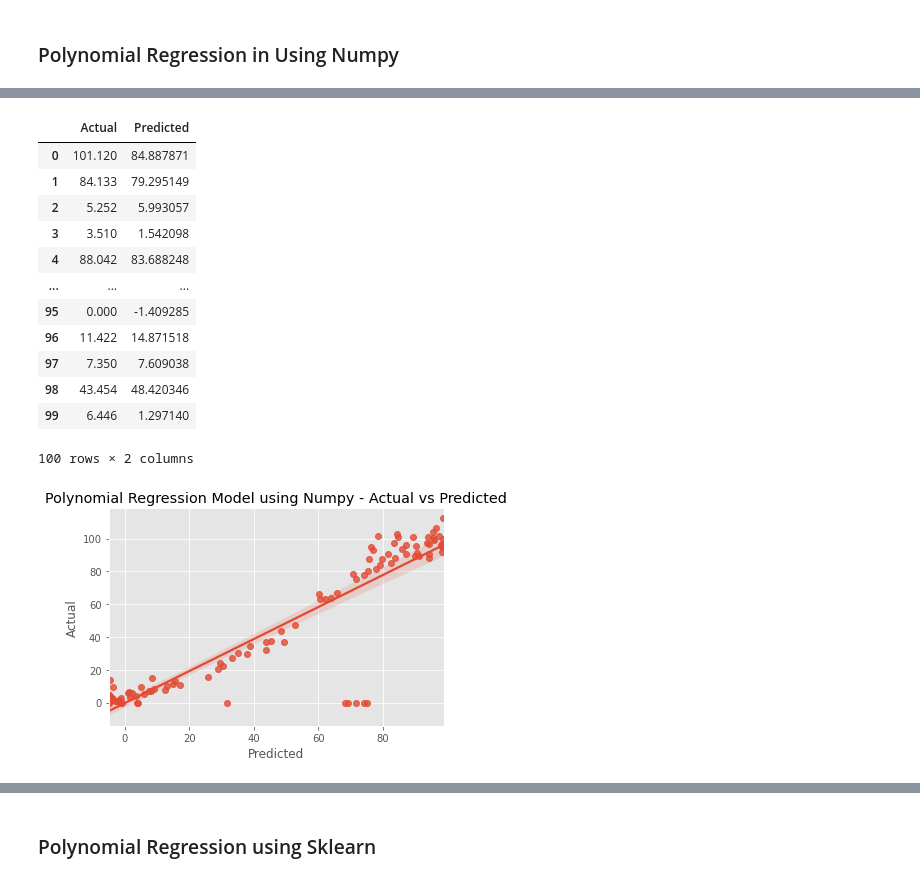
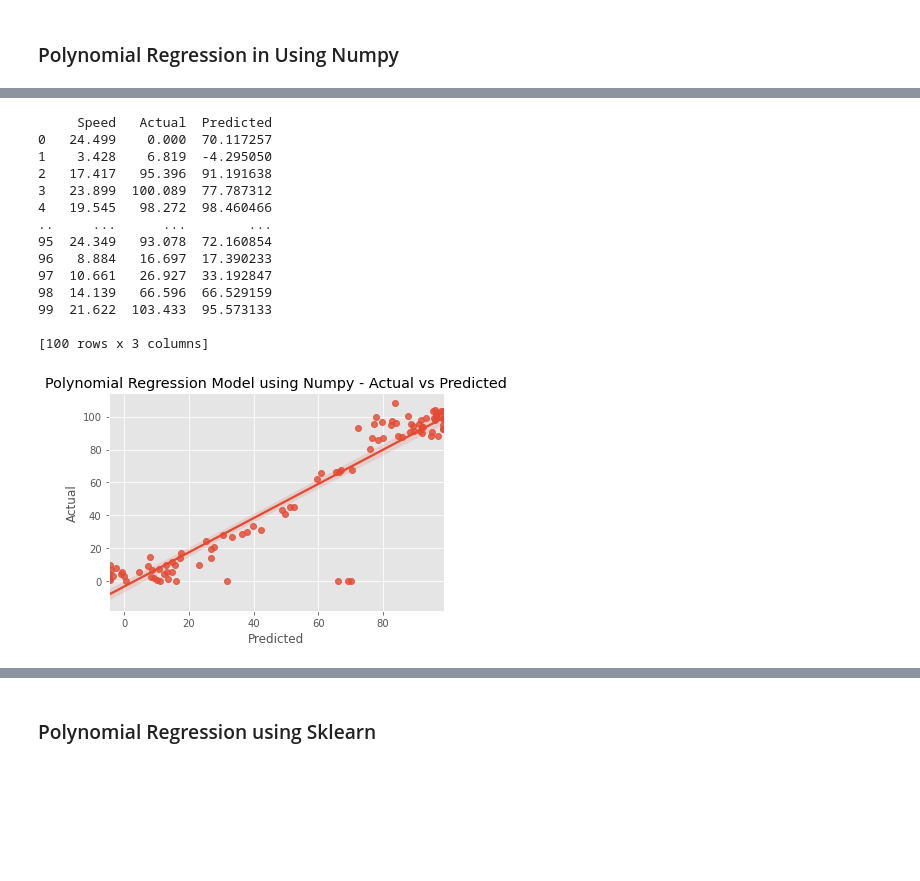
Before and after one commit to dssheldon/foda-project-sds, a Jupyter notebook: FoDA Project 2020.ipynb, the cells around one changed output, grey strips where cells are left out. Saved outputs shown, nothing was run; the diff lists cells and outputs as text; code cells hidden in the pictures; blank space fills up the shorter version.

```diff
--- a/FoDA Project 2020.ipynb
+++ b/FoDA Project 2020.ipynb
@@ -392,26 +481,32 @@ The polynomial equation for polynomial dataset is:
 # %%
 # Predict the test data based on the trained model and compared to actual test data
+# ------------------------------------------------------------------------------------
+
+act_poly_vs_pred_poly = pd.DataFrame({'Speed': X_test.reshape(-1), 'Actual': model_test_y, 'Predicted': poly_model(model_test_x)})
 
 
-act_poly_vs_pred_poly = pd.DataFrame({'Actual': model_test_y, 'Predicted': poly_model(model_test_x)})
-
+# Plot the actual vs predicted data to show visual representation of the relationship
+# ---------------------------------------------------------------------------------------
 sns.regplot(act_poly_vs_pred_poly['Predicted'], act_poly_vs_pred_poly['Actual']) #plotted the predicted vs actual data
 plt.title('Polynomial Regression Model using Numpy - Actual vs Predicted')
 
 
-act_poly_vs_pred_poly
+# Print Comparison of Actual vs predicted
+# ------------------------------------------------
+print(act_poly_vs_pred_poly)
 # %% [output]
-|  | Actual | Predicted |
-| 0 | 101.120 | 84.887871 |
-| 1 | 84.133 | 79.295149 |
-| 2 | 5.252 | 5.993057 |
-| 3 | 3.510 | 1.542098 |
-| 4 | 88.042 | 83.688248 |
-| ... | ... | ... |
-| 95 | 0.000 | -1.409285 |
-| 96 | 11.422 | 14.871518 |
-| 97 | 7.350 | 7.609038 |
-| 98 | 43.454 | 48.420346 |
-| 99 | 6.446 | 1.297140 |
-100 rows × 2 columns
+     Speed   Actual  Predicted
+0   24.499    0.000  70.117257
+1    3.428    6.819  -4.295050
+2   17.417   95.396  91.191638
+3   23.899  100.089  77.787312
+4   19.545   98.272  98.460466
+..     ...      ...        ...
+95  24.349   93.078  72.160854
+96   8.884   16.697  17.390233
+97  10.661   26.927  33.192847
+98  14.139   66.596  66.529159
+99  21.622  103.433  95.573133
+
+[100 rows x 3 columns]
-[figure, old version]
+[figure, new version]
```
Also changed, not shown: parts of 26 cells of this notebook.
